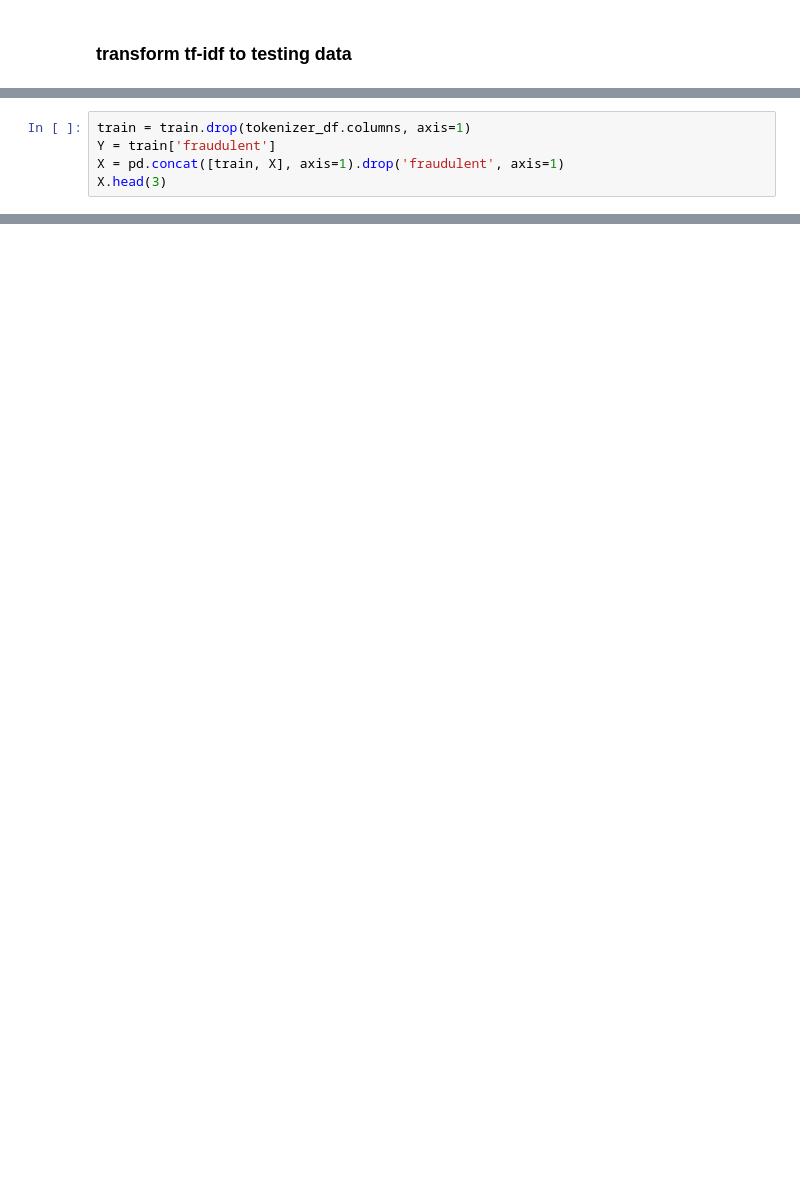
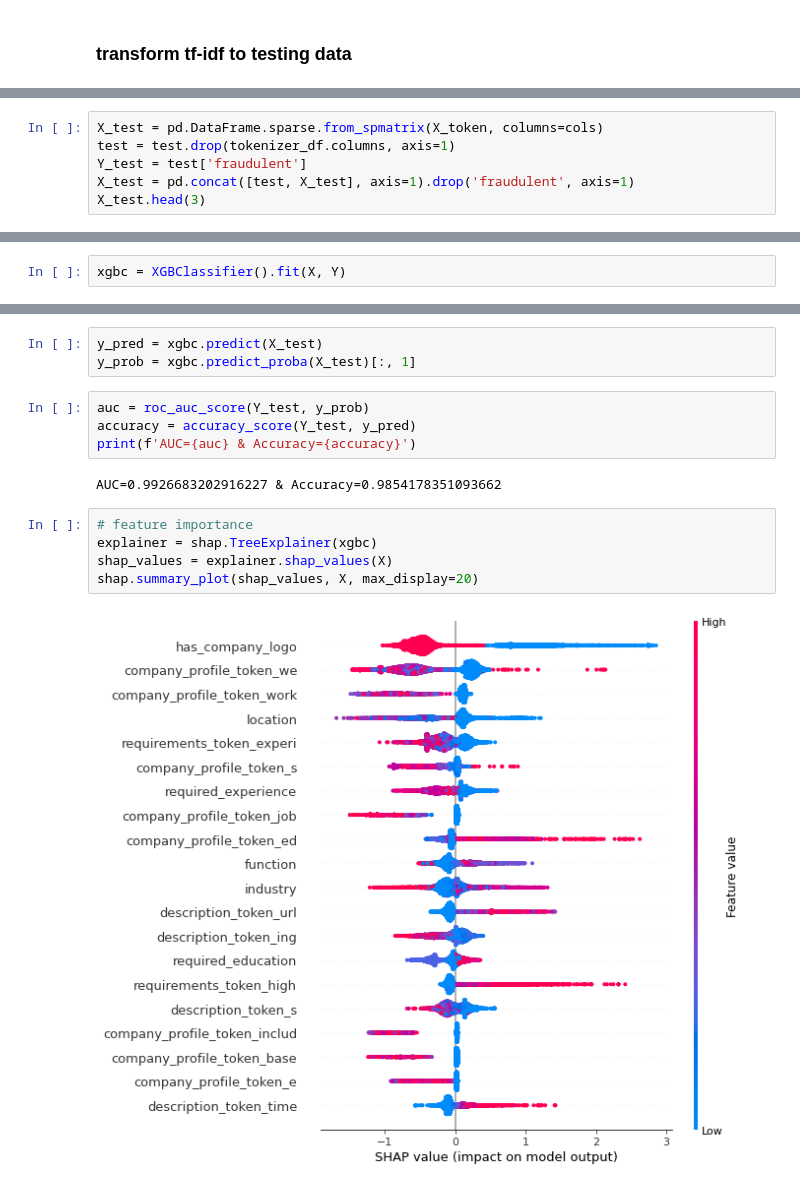
Before and after one commit to chi15036/job-description-prediction, a Jupyter notebook: job-description-prediction.ipynb, the cells around one changed output, grey strips where cells are left out. Cells and saved outputs as stored; diff of their text form; blank space fills up the shorter version.

```diff
--- a/job-description-prediction.ipynb
+++ b/job-description-prediction.ipynb
@@ -345,5 +352,6 @@ X = pd.DataFrame.sparse.from_spmatrix(X_token, columns=cols)
 # %%
-train = train.drop(tokenizer_df.columns, axis=1)
-Y = train['fraudulent']
-X = pd.concat([train, X], axis=1).drop('fraudulent', axis=1)
-X.head(3)
+X_test = pd.DataFrame.sparse.from_spmatrix(X_token, columns=cols)
+test = test.drop(tokenizer_df.columns, axis=1)
+Y_test = test['fraudulent']
+X_test = pd.concat([test, X_test], axis=1).drop('fraudulent', axis=1)
+X_test.head(3)
@@ -349,0 +377,2 @@ X.head(3)
+# %%
+xgbc = XGBClassifier().fit(X, Y)
@@ -349,0 +381,16 @@ X.head(3)
+# %%
+y_pred = xgbc.predict(X_test)
+y_prob = xgbc.predict_proba(X_test)[:, 1]
+# %%
+auc = roc_auc_score(Y_test, y_prob)
+accuracy = accuracy_score(Y_test, y_pred)
+print(f'AUC={auc} & Accuracy={accuracy}')
+# %% [output]
+AUC=0.9926683202916227 & Accuracy=0.9854178351093662
+# %%
+# feature importance
+explainer = shap.TreeExplainer(xgbc)
+shap_values = explainer.shap_values(X)
+shap.summary_plot(shap_values, X, max_display=20)
+# %% [output]
+[figure, added]
```
Also changed, not shown: parts of 22 cells of this notebook, 1 other file.
